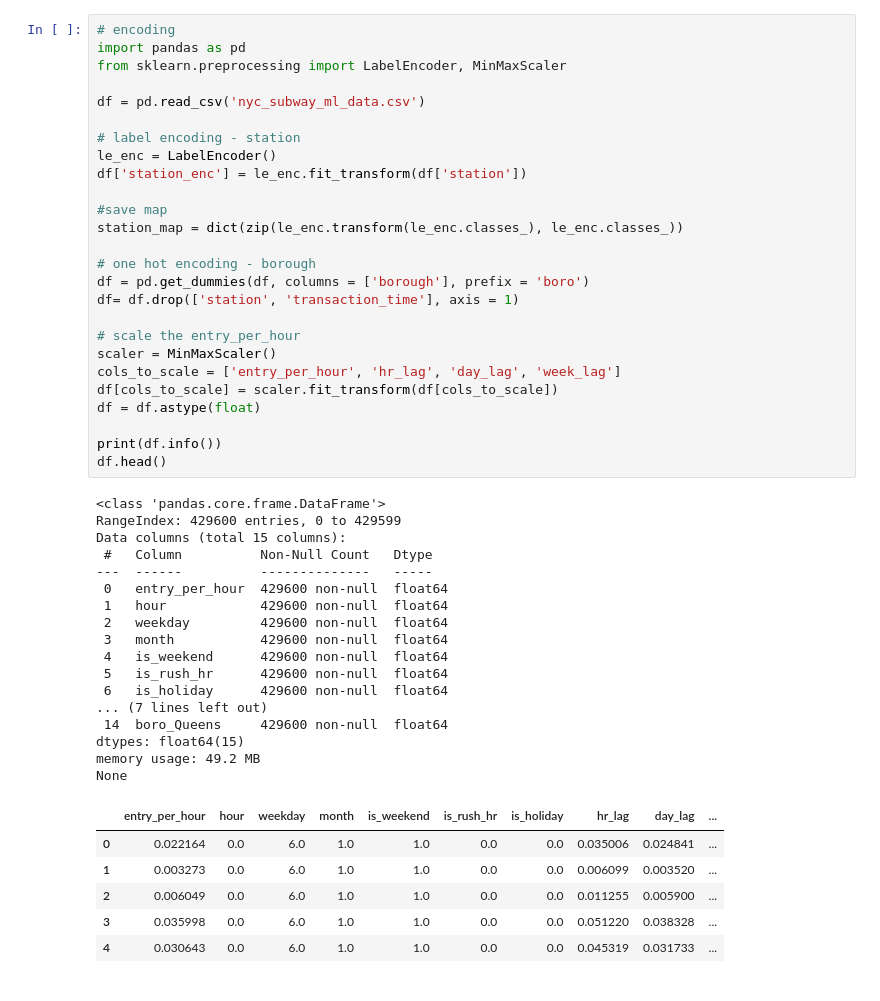
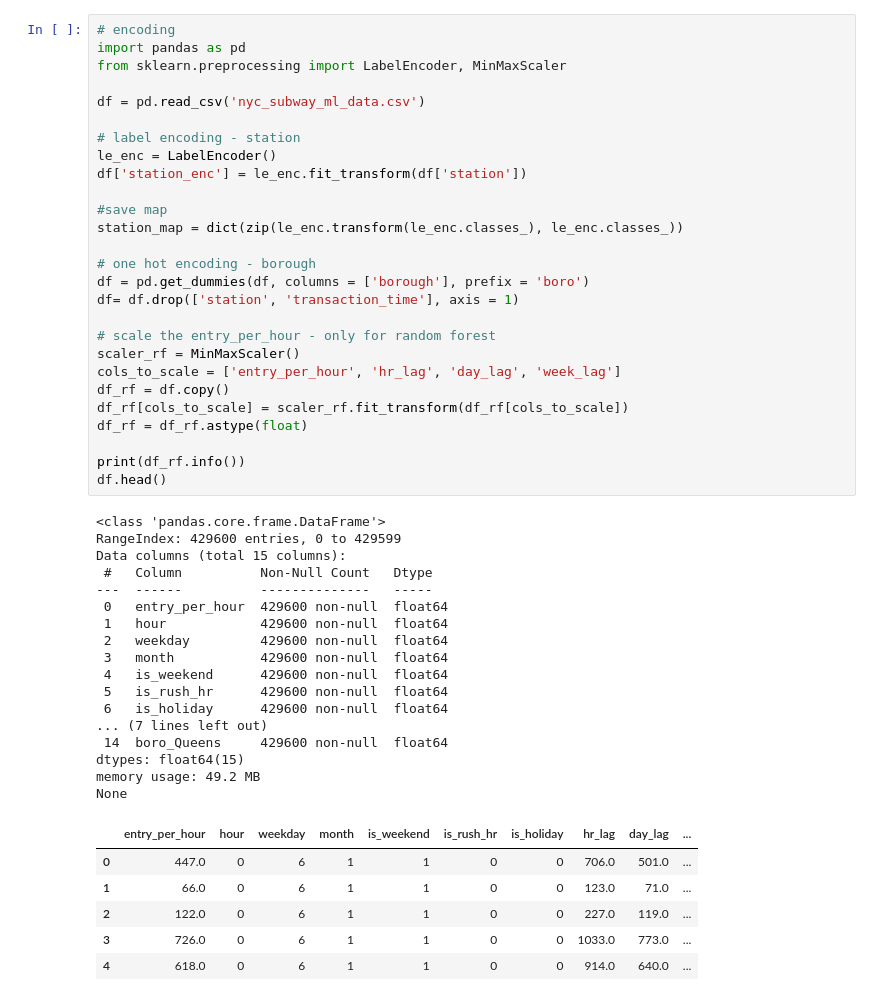
Before and after one commit to chyongha/subway_crowdness_prediction, a Jupyter notebook: model.ipynb, the cells around one changed output. Drawn from its saved outputs; the diff is of its cells as text.

```diff
--- a/model.ipynb
+++ b/model.ipynb
@@ -11,43 +11,44 @@ df['station_enc'] = le_enc.fit_transform(df['station'])
 
 #save map
 station_map = dict(zip(le_enc.transform(le_enc.classes_), le_enc.classes_))
 
 # one hot encoding - borough
 df = pd.get_dummies(df, columns = ['borough'], prefix = 'boro')
 df= df.drop(['station', 'transaction_time'], axis = 1)
 
-# scale the entry_per_hour
-scaler = MinMaxScaler()
+# scale the entry_per_hour - only for random forest
+scaler_rf = MinMaxScaler()
 cols_to_scale = ['entry_per_hour', 'hr_lag', 'day_lag', 'week_lag']
-df[cols_to_scale] = scaler.fit_transform(df[cols_to_scale])
-df = df.astype(float)
+df_rf = df.copy()
+df_rf[cols_to_scale] = scaler_rf.fit_transform(df_rf[cols_to_scale])
+df_rf = df_rf.astype(float)
 
-print(df.info())
+print(df_rf.info())
 df.head()
 # %% [output]
 <class 'pandas.core.frame.DataFrame'>
 RangeIndex: 429600 entries, 0 to 429599
 Data columns (total 15 columns):
  #   Column          Non-Null Count   Dtype
 ---  ------          --------------   -----
  0   entry_per_hour  429600 non-null  float64
  1   hour            429600 non-null  float64
  2   weekday         429600 non-null  float64
  3   month           429600 non-null  float64
  4   is_weekend      429600 non-null  float64
  5   is_rush_hr      429600 non-null  float64
  6   is_holiday      429600 non-null  float64
 ... (7 lines left out)
  14  boro_Queens     429600 non-null  float64
 dtypes: float64(15)
 memory usage: 49.2 MB
 None
 |  | entry_per_hour | hour | weekday | month | is_weekend | is_rush_hr | is_holiday | hr_lag | day_lag | ... |
-| 0 | 0.022164 | 0.0 | 6.0 | 1.0 | 1.0 | 0.0 | 0.0 | 0.035006 | 0.024841 | ... |
-| 1 | 0.003273 | 0.0 | 6.0 | 1.0 | 1.0 | 0.0 | 0.0 | 0.006099 | 0.003520 | ... |
-| 2 | 0.006049 | 0.0 | 6.0 | 1.0 | 1.0 | 0.0 | 0.0 | 0.011255 | 0.005900 | ... |
-| 3 | 0.035998 | 0.0 | 6.0 | 1.0 | 1.0 | 0.0 | 0.0 | 0.051220 | 0.038328 | ... |
-| 4 | 0.030643 | 0.0 | 6.0 | 1.0 | 1.0 | 0.0 | 0.0 | 0.045319 | 0.031733 | ... |
+| 0 | 447.0 | 0 | 6 | 1 | 1 | 0 | 0 | 706.0 | 501.0 | ... |
+| 1 | 66.0 | 0 | 6 | 1 | 1 | 0 | 0 | 123.0 | 71.0 | ... |
+| 2 | 122.0 | 0 | 6 | 1 | 1 | 0 | 0 | 227.0 | 119.0 | ... |
+| 3 | 726.0 | 0 | 6 | 1 | 1 | 0 | 0 | 1033.0 | 773.0 | ... |
+| 4 | 618.0 | 0 | 6 | 1 | 1 | 0 | 0 | 914.0 | 640.0 | ... |
 # %%
 # 1. Random Forest Regressor
 # Jan - Oct: training Nov, Dec: testing
```
Also changed, not shown: parts of 14 cells of this notebook.
